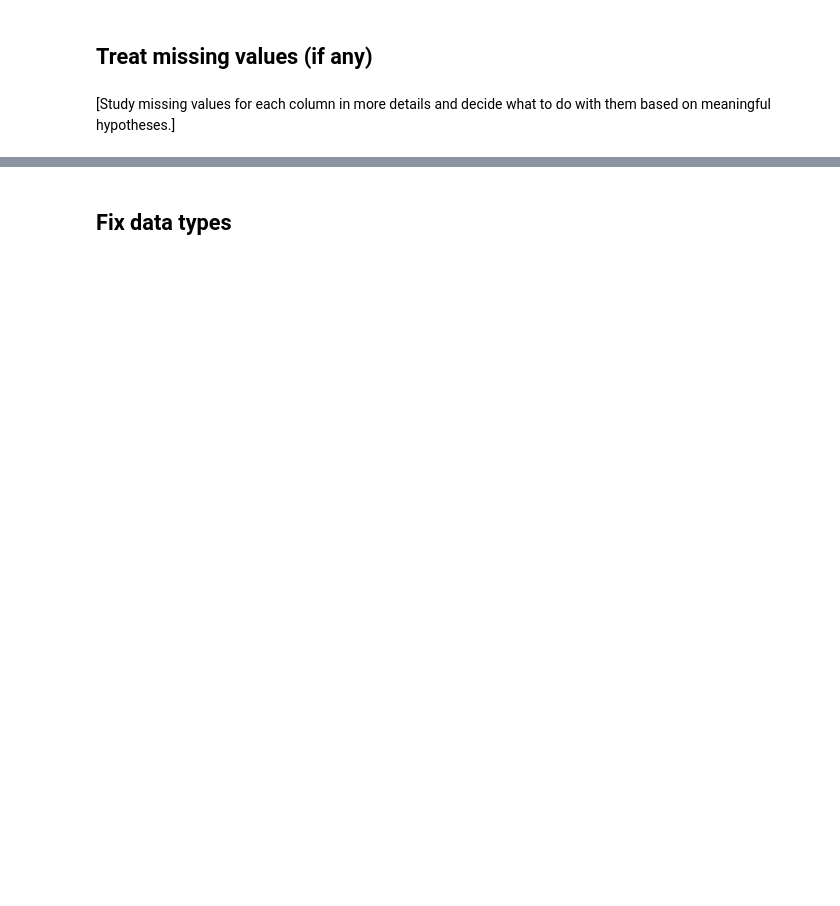
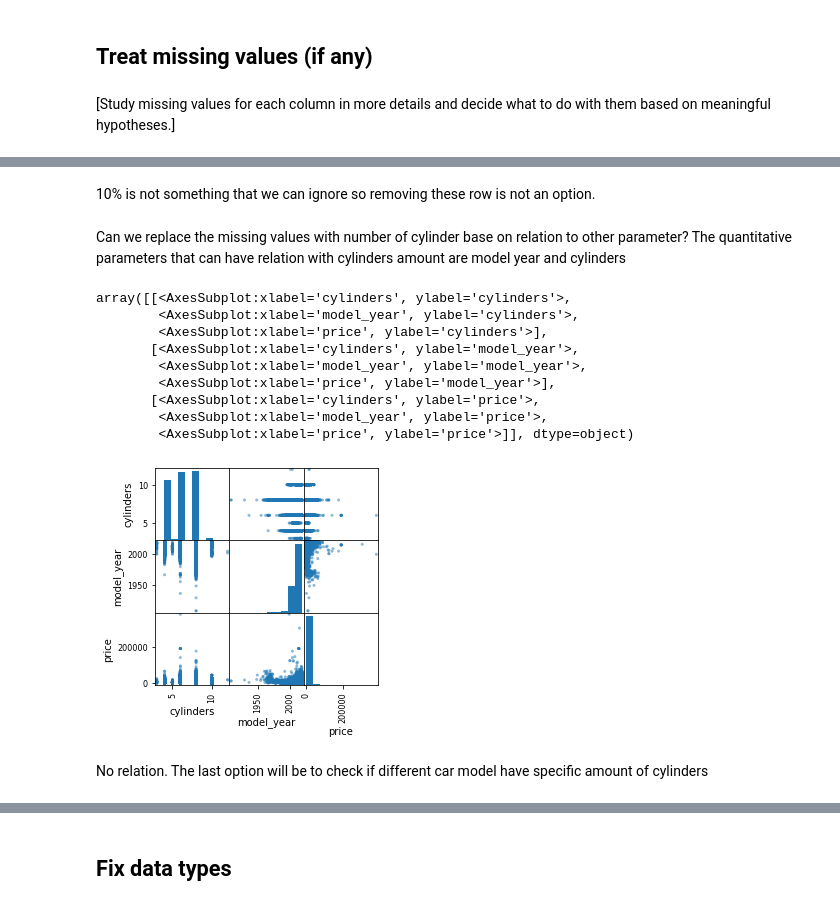
Before and after one commit to nirgalili/practicum100_EDA_project_vehicles_us, a Jupyter notebook: EDA_nir_galili_rev0.ipynb, the cells around one changed output, grey strips where cells are left out. Drawn from its saved outputs; the diff is of its cells as text; code cells hidden in the pictures; blank space fills up the shorter version.

```diff
--- a/EDA_nir_galili_rev0.ipynb
+++ b/EDA_nir_galili_rev0.ipynb
@@ -60,0 +212,21 @@ The dataset contains the following fields:
+# %% [markdown]
+10% is not something that we can ignore so removing these row is not an option.
+# %% [markdown]
+Can we replace the missing values with number of cylinder base on relation to other parameter? The quantitative parameters that can have relation with cylinders amount are model year and cylinders
+# %%
+df_relevant_to_scatter = df[['cylinders', 'model_year', 'price']]
+pd.plotting.scatter_matrix(df_relevant_to_scatter, figsize=(4, 4))
+# %% [output]
+array([[<AxesSubplot:xlabel='cylinders', ylabel='cylinders'>,
+        <AxesSubplot:xlabel='model_year', ylabel='cylinders'>,
+        <AxesSubplot:xlabel='price', ylabel='cylinders'>],
+       [<AxesSubplot:xlabel='cylinders', ylabel='model_year'>,
+        <AxesSubplot:xlabel='model_year', ylabel='model_year'>,
+        <AxesSubplot:xlabel='price', ylabel='model_year'>],
+       [<AxesSubplot:xlabel='cylinders', ylabel='price'>,
+        <AxesSubplot:xlabel='model_year', ylabel='price'>,
+        <AxesSubplot:xlabel='price', ylabel='price'>]], dtype=object)
+[figure, added]
+# %% [markdown]
+No relation.
+The last option will be to check if different car model have specific amount of cylinders
```
Also changed, not shown: parts of 199 cells of this notebook.
